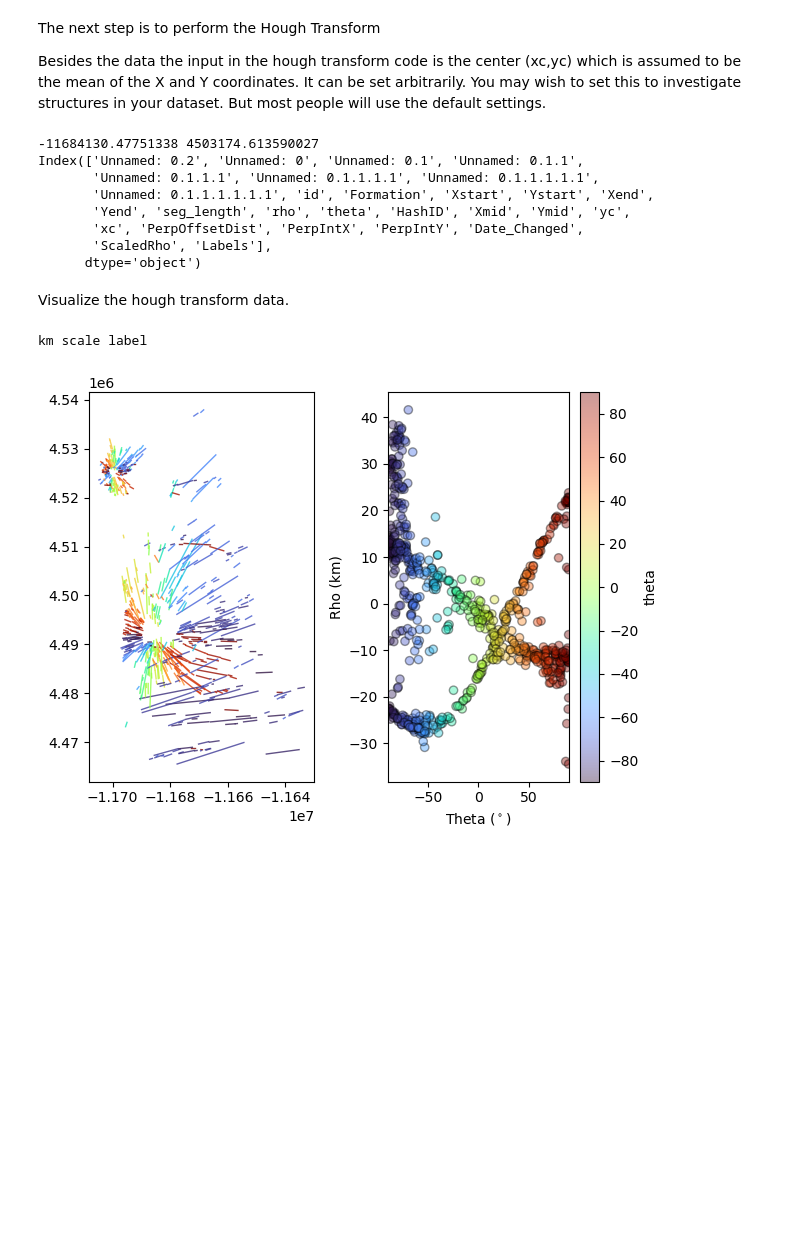
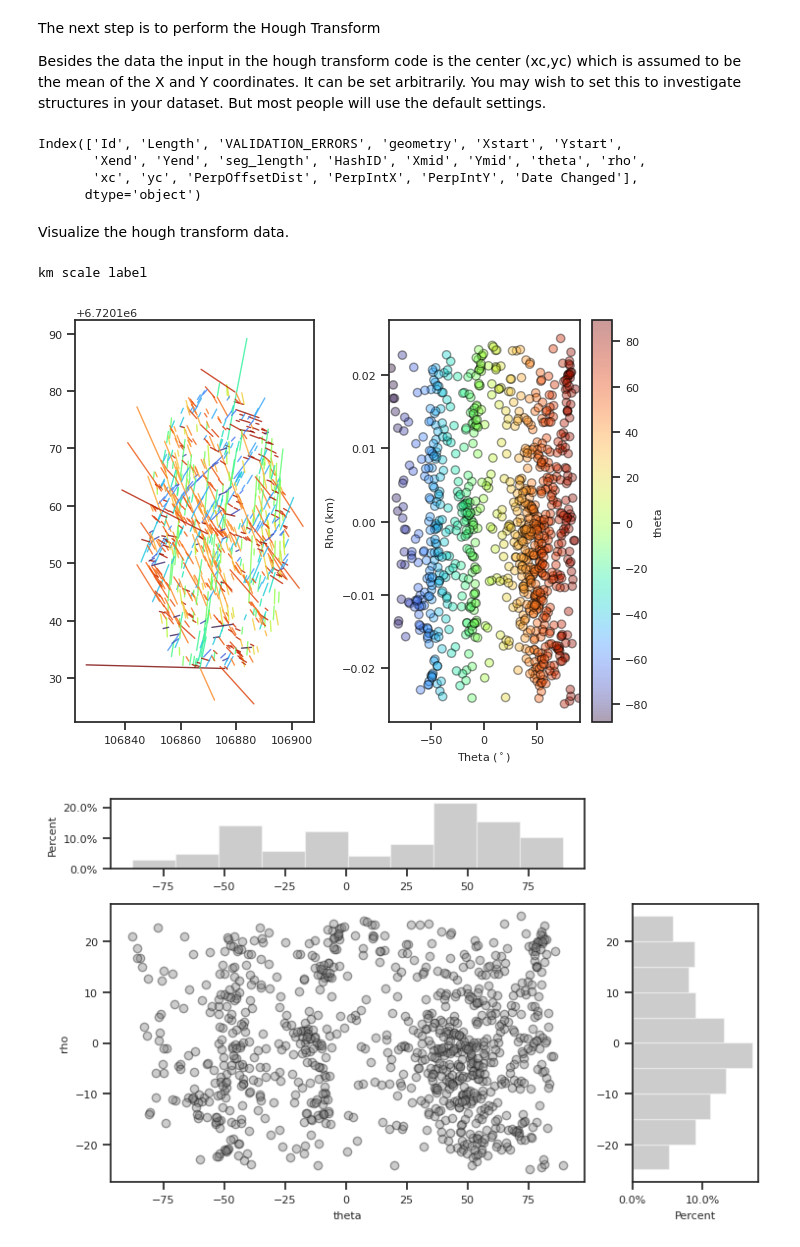
Before and after one commit to aikubo/LinkingLines, a Jupyter notebook: docs/DemoFractures.ipynb, the cells around one changed output. Saved outputs shown, nothing was run; the diff lists cells and outputs as text; code cells hidden in the pictures; blank space fills up the shorter version.

```diff
--- a/docs/DemoFractures.ipynb
+++ b/docs/DemoFractures.ipynb
@@ -16,5 +16,5 @@ Fracture data and networks is another type of geospatial product which can use t
 import linkinglines as ll
 
 # Load the example dataset
-dikeset=ll.readFile('/../data/example_getaberget_20m_9_traces.geojson', preprocess=True)
+dikeset=ll.readFile('../data/example_getaberget_20m_9_traces.geojson', preprocess=True)
 # %% [output]
@@ -30,18 +30,17 @@ dikeset, xc, yc=ll.HoughTransform(dikeset)
 
 print(dikeset.columns)
 # %% [output]
--11684130.47751338 4503174.613590027
-Index(['Unnamed: 0.2', 'Unnamed: 0', 'Unnamed: 0.1', 'Unnamed: 0.1.1',
-       'Unnamed: 0.1.1.1', 'Unnamed: 0.1.1.1.1', 'Unnamed: 0.1.1.1.1.1',
-       'Unnamed: 0.1.1.1.1.1.1', 'id', 'Formation', 'Xstart', 'Ystart', 'Xend',
-       'Yend', 'seg_length', 'rho', 'theta', 'HashID', 'Xmid', 'Ymid', 'yc',
-       'xc', 'PerpOffsetDist', 'PerpIntX', 'PerpIntY', 'Date_Changed',
-       'ScaledRho', 'Labels'],
+Index(['Id', 'Length', 'VALIDATION_ERRORS', 'geometry', 'Xstart', 'Ystart',
+       'Xend', 'Yend', 'seg_length', 'HashID', 'Xmid', 'Ymid', 'theta', 'rho',
+       'xc', 'yc', 'PerpOffsetDist', 'PerpIntX', 'PerpIntY', 'Date Changed'],
       dtype='object')
 # %% [markdown]
 Visualize the hough transform data.
 # %%
 fig,ax=ll.DotsLines(dikeset, ColorBy='theta')
+
+fig2, ax2 = ll.plotScatterHist(dikeset, "theta", "rho")
 # %% [output]
 km scale label
-[figure, old version]
+[figure, new version]
+[figure, added]
```
Also changed, not shown: parts of 2 cells of this notebook, 11 other files.
